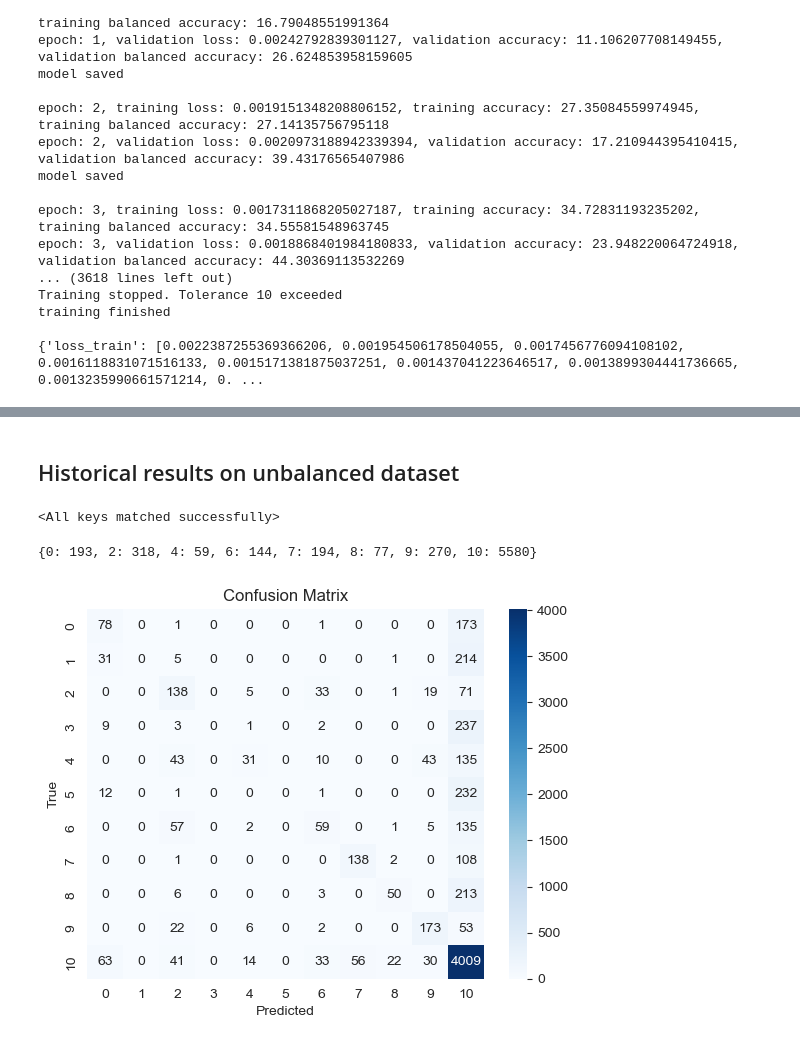
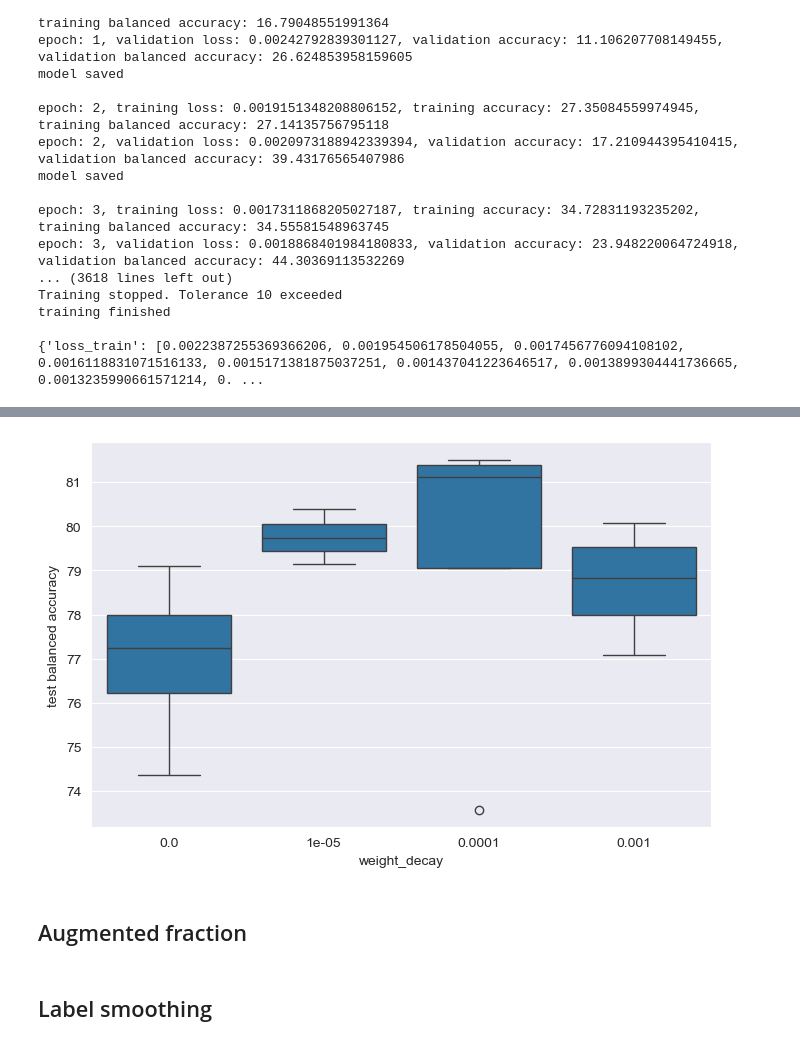
Before and after one commit to kubek22/deep_learning_project_2, a Jupyter notebook: all_classes_cnn_tests.ipynb, the cells around one changed output, grey strips where cells are left out. Drawn from its saved outputs; the diff is of its cells as text; code cells hidden in the pictures.

Commit message:
cnn test code

```diff
--- a/all_classes_cnn_tests.ipynb
+++ b/all_classes_cnn_tests.ipynb
@@ -311,46 +228,9 @@ plt.show()
-# %% [markdown]
-## Historical results on unbalanced dataset
-# %%
-best_model = AudioClassifier()
-best_model.to(device)
-best_model.load_state_dict(torch.load("output/models/cnn/cnn_2.pth", weights_only=True))
-# %% [output]
-<All keys matched successfully>
-# %%
-all_preds = []
-best_model.eval()
-with torch.no_grad():
-    for x, y in test_loader:
-        x, y = x.to(device), y.to(device)
-        output = best_model(x)
-        _, predicted = torch.max(output, 1)
-        all_preds.extend(predicted.cpu().tolist())
-
-pred_counts = Counter(all_preds)
-sorted_pred_counts = dict(sorted(pred_counts.items()))
-print(sorted_pred_counts)
-# %% [output]
-{0: 193, 2: 318, 4: 59, 6: 144, 7: 194, 8: 77, 9: 270, 10: 5580}
-# %%
-true_labels = []
-predictions = []
-
-with torch.no_grad():
-    for x, y in test_loader:
-        x, y = x.to(device), y.to(device)
-        output = best_model(x)
-        _, predicted = torch.max(output, 1)
-
-        true_labels.extend(y.cpu().tolist())
-        predictions.extend(predicted.cpu().tolist())
-
-unique_labels = np.unique(true_labels)
-cm = confusion_matrix(true_labels, predictions, labels=unique_labels)
-
-sns.heatmap(cm, annot=True, fmt="d", cmap="Blues")
-plt.xlabel('Predicted')
-plt.ylabel('True')
-plt.title('Confusion Matrix')
-plt.show()
-# %% [output]
-[figure, removed]
+# %%
+weight_decay_root_dir = "output/history/all_classes/cnn/weight_decay"
+weight_decays = [0.0, 0.00001, 0.0001, 0.001]
+x_label = "weight_decay"
+plot_results(weight_decay_root_dir, weight_decays, x_label, use_balanced_accuracy=True)
+# %% [output]
+[figure, added]
+# %% [markdown]
+## Augmented fraction
@@ -356,0 +269,2 @@ plt.show()
+# %% [markdown]
+## Label smoothing
```
Also changed, not shown: parts of 10 cells of this notebook, 1 other file.
